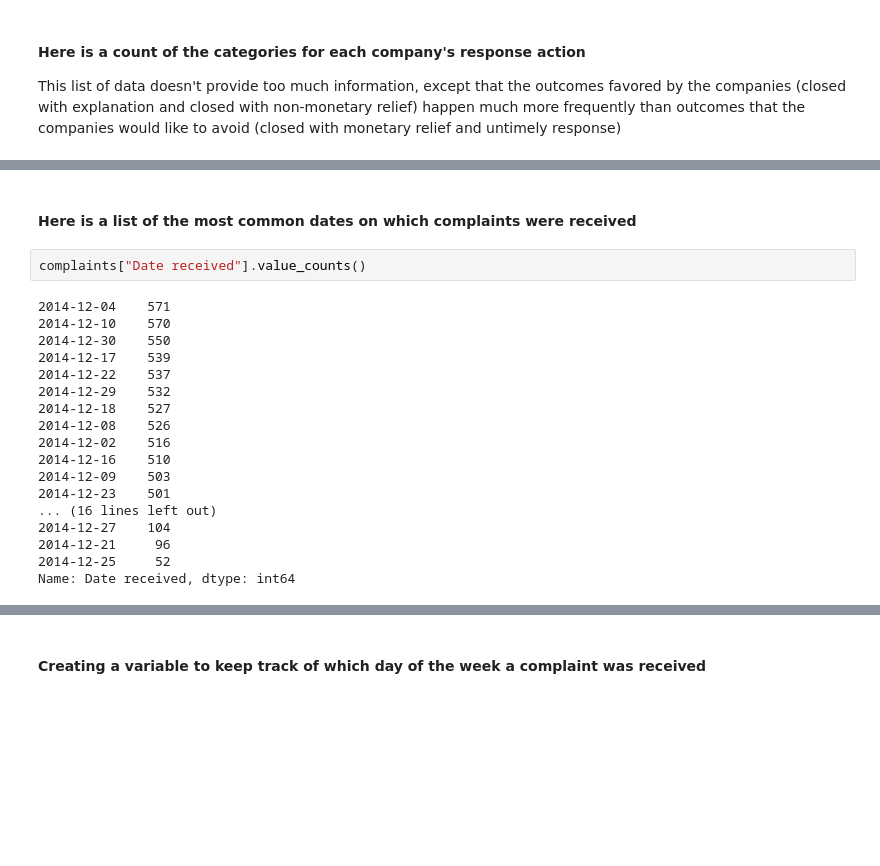
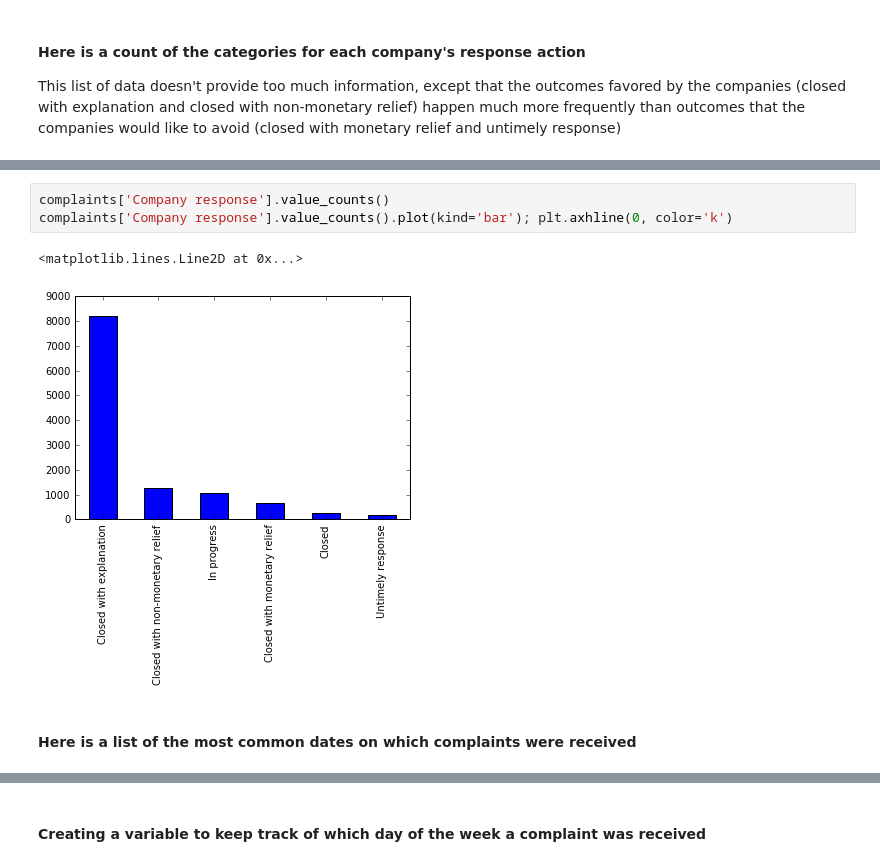
Before and after one commit to gregajohnston/consumer-complaints, a Jupyter notebook: consumer_complaints.ipynb, the cells around one changed output, grey strips where cells are left out. Drawn from its saved outputs; the diff is of its cells as text; blank space fills up the shorter version.

```diff
--- a/consumer_complaints.ipynb
+++ b/consumer_complaints.ipynb
@@ -87,22 +62,8 @@ Name: Company response, dtype: int64
+# %%
+complaints['Company response'].value_counts()
+complaints['Company response'].value_counts().plot(kind='bar'); plt.axhline(0, color='k')
+# %% [output]
+<matplotlib.lines.Line2D at 0x...>
+[figure, added]
 # %% [markdown]
 #### Here is a list of the most common dates on which complaints were received
-# %%
-complaints["Date received"].value_counts()
-# %% [output]
-2014-12-04    571
-2014-12-10    570
-2014-12-30    550
-2014-12-17    539
-2014-12-22    537
-2014-12-29    532
-2014-12-18    527
-2014-12-08    526
-2014-12-02    516
-2014-12-16    510
-2014-12-09    503
-2014-12-23    501
-... (16 lines left out)
-2014-12-27    104
-2014-12-21     96
-2014-12-25     52
-Name: Date received, dtype: int64
```
Also changed, not shown: parts of 8 cells of this notebook.
